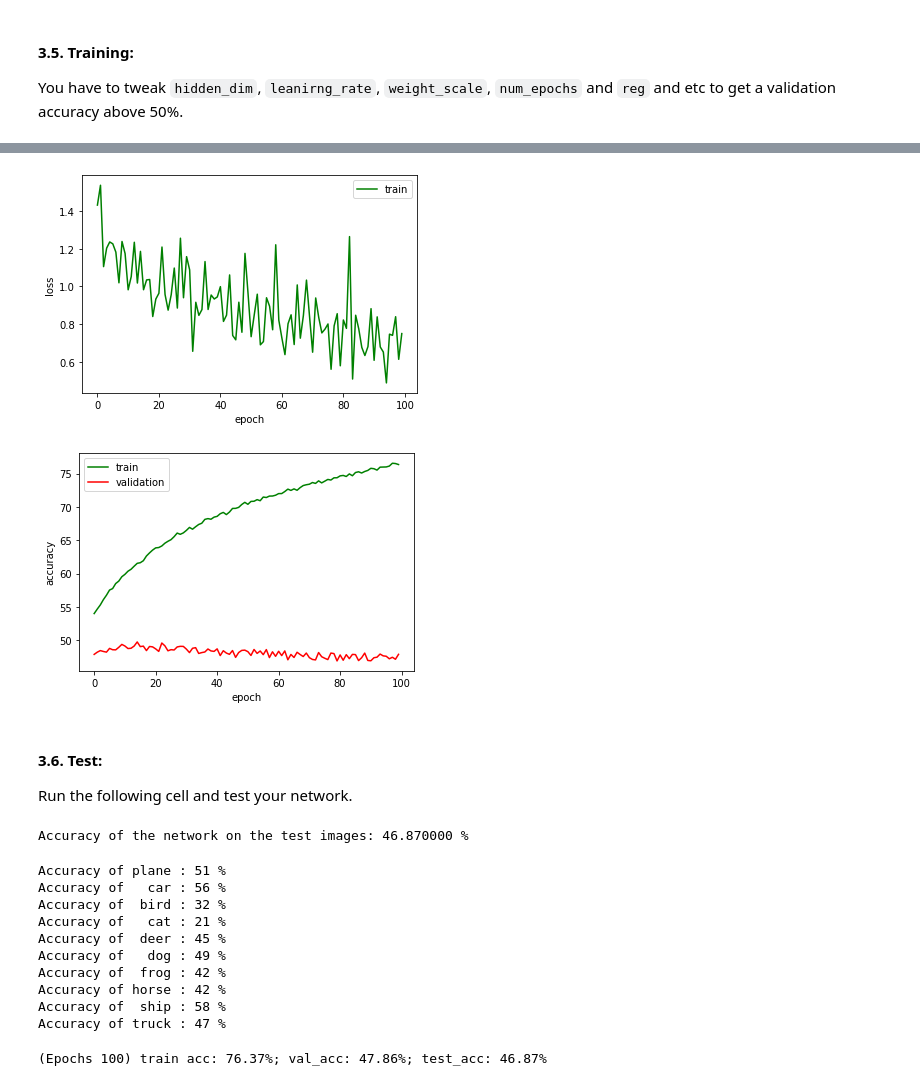
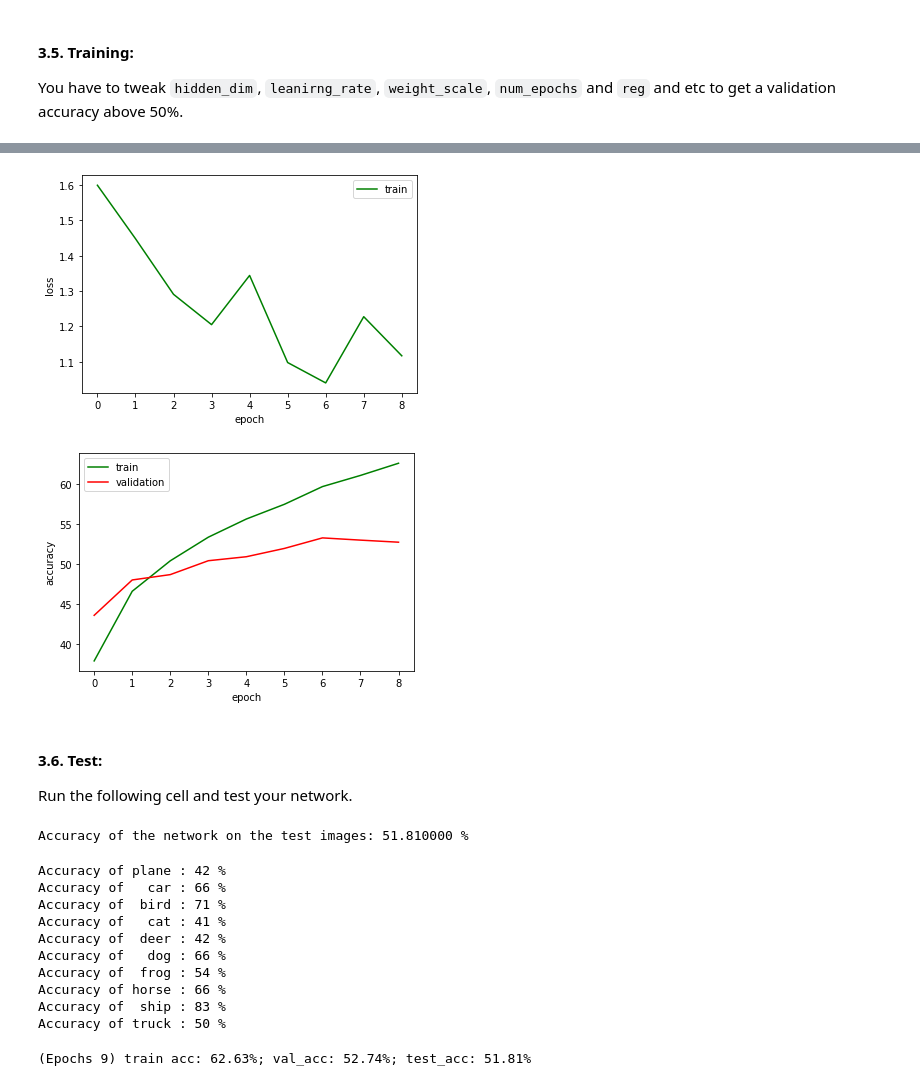
Before and after one commit to ShayanNazemi/Deep-Learning-40719, a Jupyter notebook: HW2/Part3.ipynb, the cells around one changed output, grey strips where cells are left out. Saved outputs shown, nothing was run; the diff lists cells and outputs as text; code cells hidden in the pictures.

Commit message:
(Epochs 9) train acc: 62.63%; val_acc: 52.74%; test_acc: 51.81%

```diff
--- a/HW2/Part3.ipynb
+++ b/HW2/Part3.ipynb
@@ -45,8 +45,8 @@ testloader = None
 # save iterable data in 'trainloader', 'validationloader', 'testloader'.         #
 ##################################################################################
 
-batch_size_train = 64
-batch_size_test = 64
+batch_size_train = 512
+batch_size_test = 512
 
 valid_size = 0.2
 
@@ -166,7 +175,7 @@ import torch.nn as nn
 ######################################################################
 
 class MLP(nn.Module):
-    def __init__(self, D_in, H1, H2, H3, D_out):
+    def __init__(self, D_in, H1, H2, D_out):
         super(MLP, self).__init__()
 
         self.linear1 = torch.nn.Linear(D_in, H1)
@@ -174,21 +183,16 @@ class MLP(nn.Module):
         self.relu1 = torch.nn.ReLU()
 
         self.linear2 = torch.nn.Linear(H1, H2)
-        self.dropout2 = torch.nn.Dropout(p=0.5)
+        self.batch2 = torch.nn.BatchNorm1d(H2)
         self.relu2 = torch.nn.ReLU()
 
-        self.linear3 = torch.nn.Linear(H2, H3)
-        self.batch3 = torch.nn.BatchNorm1d(H3)
-        self.relu3 = torch.nn.ReLU()
-
-        self.linear4 = torch.nn.Linear(H3, D_out)
+        self.linear3 = torch.nn.Linear(H2, D_out)
 
     def forward(self, x):
         out1 = self.relu1(self.batch1(self.linear1(x)))
-        out2 = self.relu2(self.dropout2(self.linear2(out1)))
-        out3 = self.relu3(self.batch3(self.linear3(out2)))
+        out2 = self.relu2(self.batch2(self.linear2(out1)))
 
-        out = self.linear4(out3)
+        out = self.linear3(out2)
         return out
 
 ######################################################################
@@ -204,7 +208,7 @@ import torch.optim as optim
 # module to optimize Cross-Entropy loss. You should select a optimization   #
 # algorithm and its hyperparameters like learning rate.                     #
 #############################################################################
-net = MLP(3072, 100, 100, 50, len(classes))
+net = MLP(3072, 128, 64, len(classes))
 learning_rate = 1e-3
 criterion = torch.nn.functional.cross_entropy
 optimizer = torch.optim.Adam(net.parameters(), lr=learning_rate)
@@ -240,7 +244,7 @@ def plot_history(loss, train_acc, val_acc):
 # Then update weights and biases.                     #
 #######################################################
 
-num_epochs=100
+num_epochs=9
 num_batchs = len(trainloader)
 
 train_loss = []
@@ -340,5 +336,5 @@ plot_history(train_loss, train_accuracy, validation_accuracy)
-[figure, old version]
+[figure, new version]
-[figure, old version]
+[figure, new version]
 # %% [markdown]
 #### 3.6. Test:
 Run the following cell and test your network.
@@ -359,7 +355,7 @@ with torch.no_grad():
 test_acc = correct / total
 print('Accuracy of the network on the test images: %2f %%' % (100 * test_acc ))
 # %% [output]
-Accuracy of the network on the test images: 46.870000 %
+Accuracy of the network on the test images: 51.810000 %
 # %%
 class_correct = list(0. for i in range(10))
 class_total = list(0. for i in range(10))
@@ -382,17 +378,17 @@ with torch.no_grad():
 for i in range(10):
     print('Accuracy of %5s : %2d %%' % (classes[i], 100 * class_correct[i] / class_total[i]))
 # %% [output]
-Accuracy of plane : 51 %
-Accuracy of   car : 56 %
-Accuracy of  bird : 32 %
-Accuracy of   cat : 21 %
-Accuracy of  deer : 45 %
-Accuracy of   dog : 49 %
-Accuracy of  frog : 42 %
-Accuracy of horse : 42 %
-Accuracy of  ship : 58 %
-Accuracy of truck : 47 %
+Accuracy of plane : 42 %
+Accuracy of   car : 66 %
+Accuracy of  bird : 71 %
+Accuracy of   cat : 41 %
+Accuracy of  deer : 42 %
+Accuracy of   dog : 66 %
+Accuracy of  frog : 54 %
+Accuracy of horse : 66 %
+Accuracy of  ship : 83 %
+Accuracy of truck : 50 %
 # %%
 print('(Epochs %d) train acc: %.2f%%; val_acc: %.2f%%; test_acc: %.2f%%' % (num_epochs, 100*train_acc, 100*val_acc, 100*test_acc))
 # %% [output]
-(Epochs 100) train acc: 76.37%; val_acc: 47.86%; test_acc: 46.87%
+(Epochs 9) train acc: 62.63%; val_acc: 52.74%; test_acc: 51.81%
```
Also changed, not shown: parts of 4 cells of this notebook.
